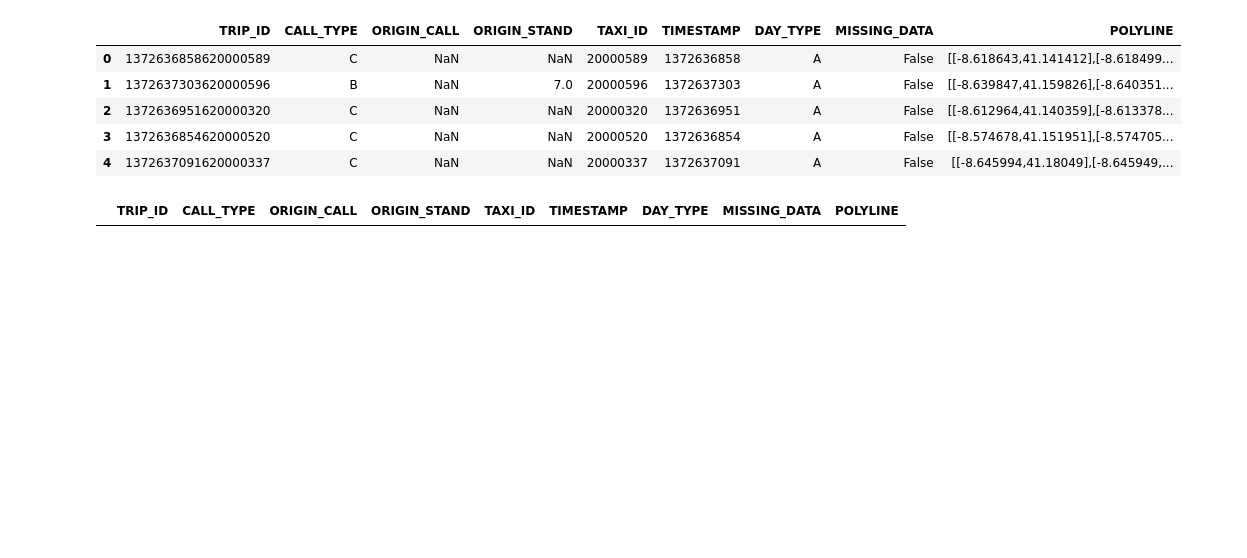
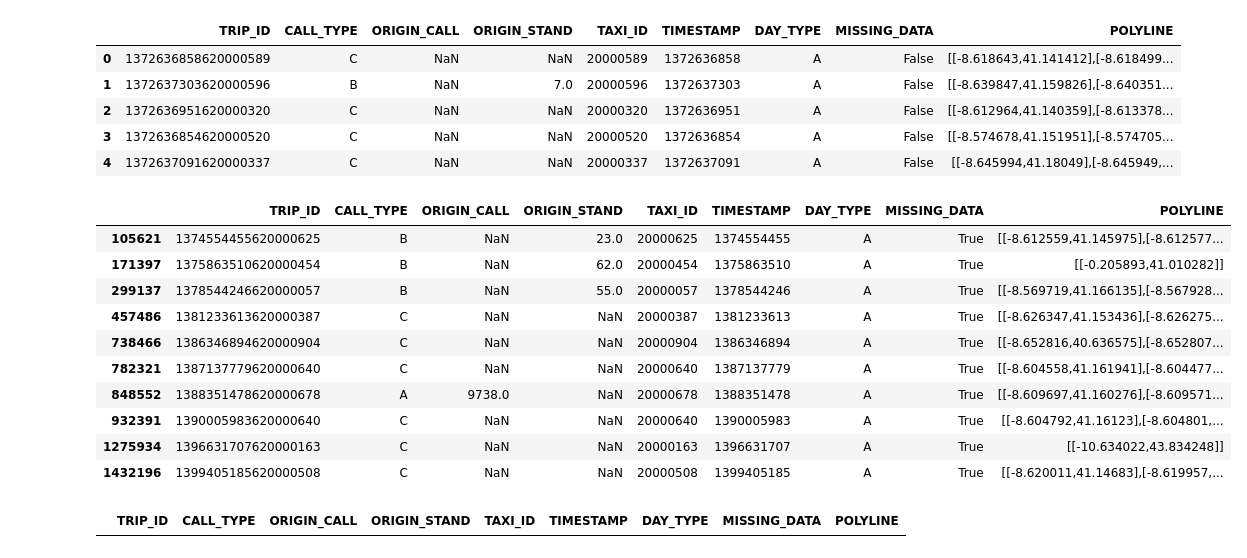
Before and after one commit to eylau-ucsd/cse151b-project, a Jupyter notebook: feature_engineering.ipynb, the cells around one changed output. Drawn from its saved outputs; the diff is of its cells as text; code cells hidden in the pictures; blank space fills up the shorter version.

```diff
--- a/feature_engineering.ipynb
+++ b/feature_engineering.ipynb
@@ -19,6 +19,20 @@ df_tr.head()
 | 2 | 1372636951620000320 | C | NaN | NaN | 20000320 | 1372636951 | A | False | [[-8.612964,41.140359],[-8.613378... |
 | 3 | 1372636854620000520 | C | NaN | NaN | 20000520 | 1372636854 | A | False | [[-8.574678,41.151951],[-8.574705... |
 | 4 | 1372637091620000337 | C | NaN | NaN | 20000337 | 1372637091 | A | False | [[-8.645994,41.18049],[-8.645949,... |
+# %%
+df_tr[df_tr["MISSING_DATA"] == True]
+# %% [output]
+|  | TRIP_ID | CALL_TYPE | ORIGIN_CALL | ORIGIN_STAND | TAXI_ID | TIMESTAMP | DAY_TYPE | MISSING_DATA | POLYLINE |
+| 105621 | 1374554455620000625 | B | NaN | 23.0 | 20000625 | 1374554455 | A | True | [[-8.612559,41.145975],[-8.612577... |
+| 171397 | 1375863510620000454 | B | NaN | 62.0 | 20000454 | 1375863510 | A | True | [[-0.205893,41.010282]] |
+| 299137 | 1378544246620000057 | B | NaN | 55.0 | 20000057 | 1378544246 | A | True | [[-8.569719,41.166135],[-8.567928... |
+| 457486 | 1381233613620000387 | C | NaN | NaN | 20000387 | 1381233613 | A | True | [[-8.626347,41.153436],[-8.626275... |
+| 738466 | 1386346894620000904 | C | NaN | NaN | 20000904 | 1386346894 | A | True | [[-8.652816,40.636575],[-8.652807... |
+| 782321 | 1387137779620000640 | C | NaN | NaN | 20000640 | 1387137779 | A | True | [[-8.604558,41.161941],[-8.604477... |
+| 848552 | 1388351478620000678 | A | 9738.0 | NaN | 20000678 | 1388351478 | A | True | [[-8.609697,41.160276],[-8.609571... |
+| 932391 | 1390005983620000640 | C | NaN | NaN | 20000640 | 1390005983 | A | True | [[-8.604792,41.16123],[-8.604801,... |
+| 1275934 | 1396631707620000163 | C | NaN | NaN | 20000163 | 1396631707 | A | True | [[-10.634022,43.834248]] |
+| 1432196 | 1399405185620000508 | C | NaN | NaN | 20000508 | 1399405185 | A | True | [[-8.620011,41.14683],[-8.619957,... |
 # %%
 df_tr[df_tr["DAY_TYPE"] != "A"]
 # %% [output]
```
Also changed, not shown: parts of 8 cells of this notebook, 14 other files.
